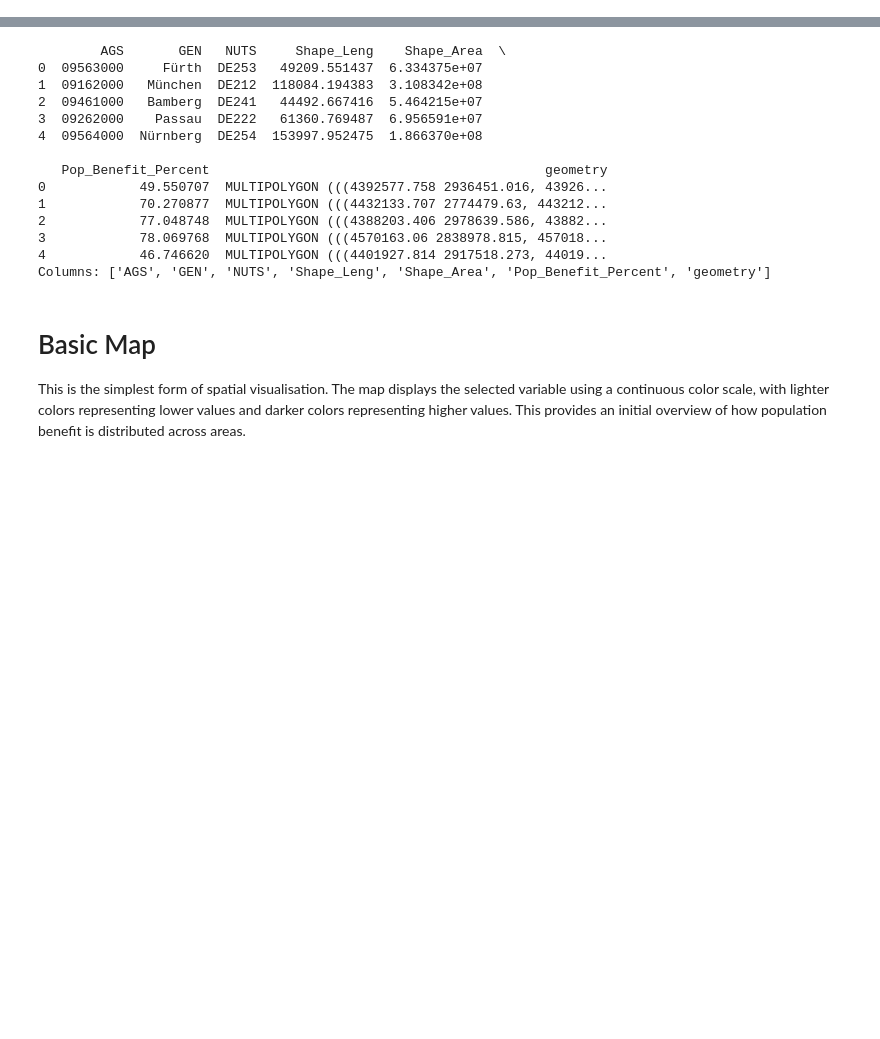
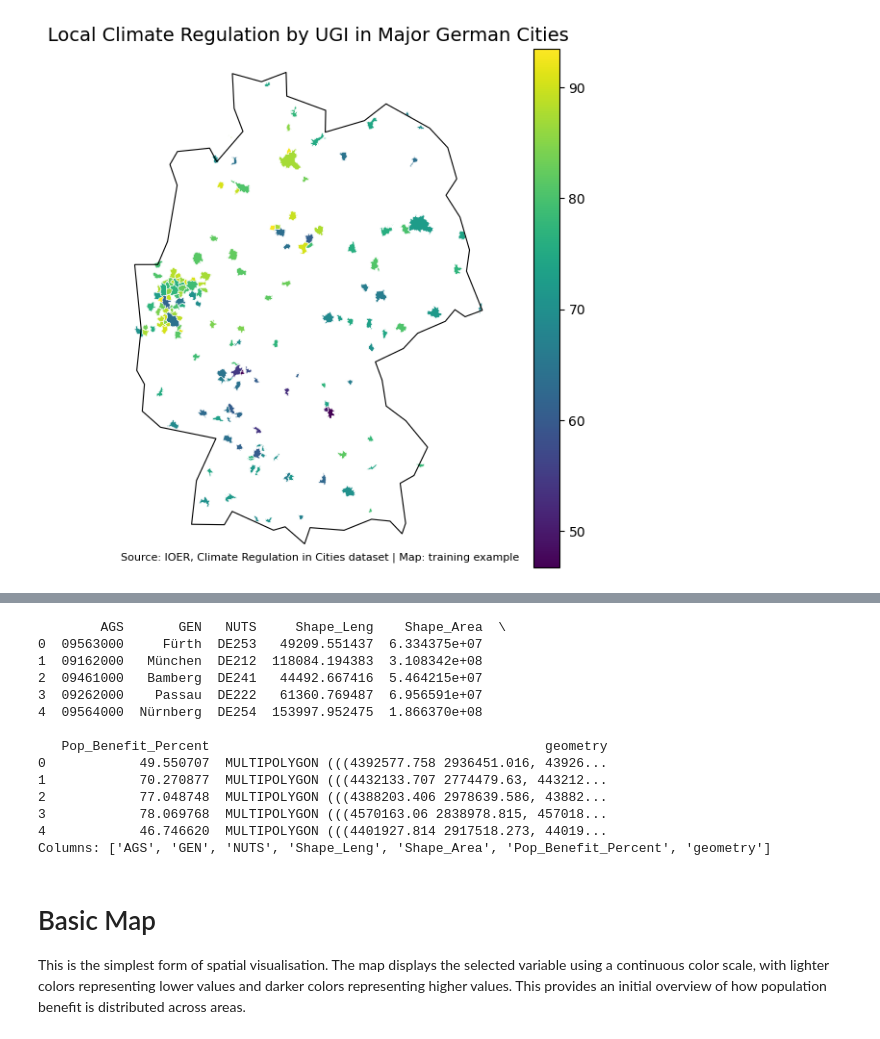
Before and after one commit to ioer-dresden/jupyter-book-ioerdata, a Jupyter notebook: notebooks/ioerdata_api/03_basic_visualization.ipynb, the cells around one changed output, grey strips where cells are left out. Cells and saved outputs as stored; diff of their text form; code cells hidden in the pictures; blank space fills up the shorter version.

Commit message:
updated explanation, basic visualisation and inspect the dataset

```diff
--- a/notebooks/ioerdata_api/03_basic_visualization.ipynb
+++ b/notebooks/ioerdata_api/03_basic_visualization.ipynb
@@ -41,0 +148,41 @@ This cell loads the spatial dataset and prepares it for visualisation. We inspec
+# %%
+fig, ax = plt.subplots(figsize=(9, 7))
+
+gdf_wgs.plot(
+    column=value_col,
+    ax=ax,
+    cmap="viridis",
+    legend=True,
+    edgecolor="white",
+    linewidth=0.3,
+    missing_kwds={"color": "lightgrey", "label": "Missing"}
+)
+
+# Germany border for orientation
+germany.boundary.plot(
+    ax=ax,
+    color="black",
+    linewidth=0.8
+)
+
+ax.set_title(
+    "Local Climate Regulation by UGI in Major German Cities",
+    fontsize=14,
+    fontweight="regular"
+)
+
+ax.text(
+    0.01,
+    0.01,
+    "Source: IOER, Climate Regulation in Cities dataset | Map: training example",
+    transform=ax.transAxes,
+    fontsize=8,
+    ha="left",
+    va="bottom"
+)
+
+ax.set_axis_off()
+
+plt.show()
+# %% [output]
+[figure, added]
```
Also changed, not shown: parts of 25 cells of this notebook, 2 other files.
